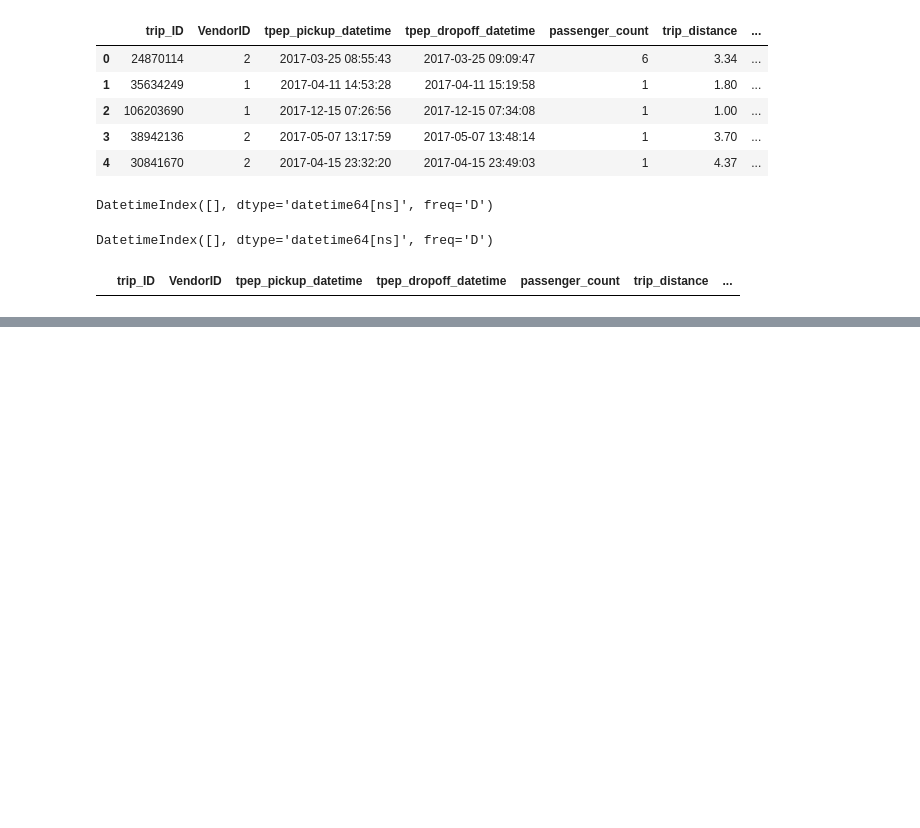
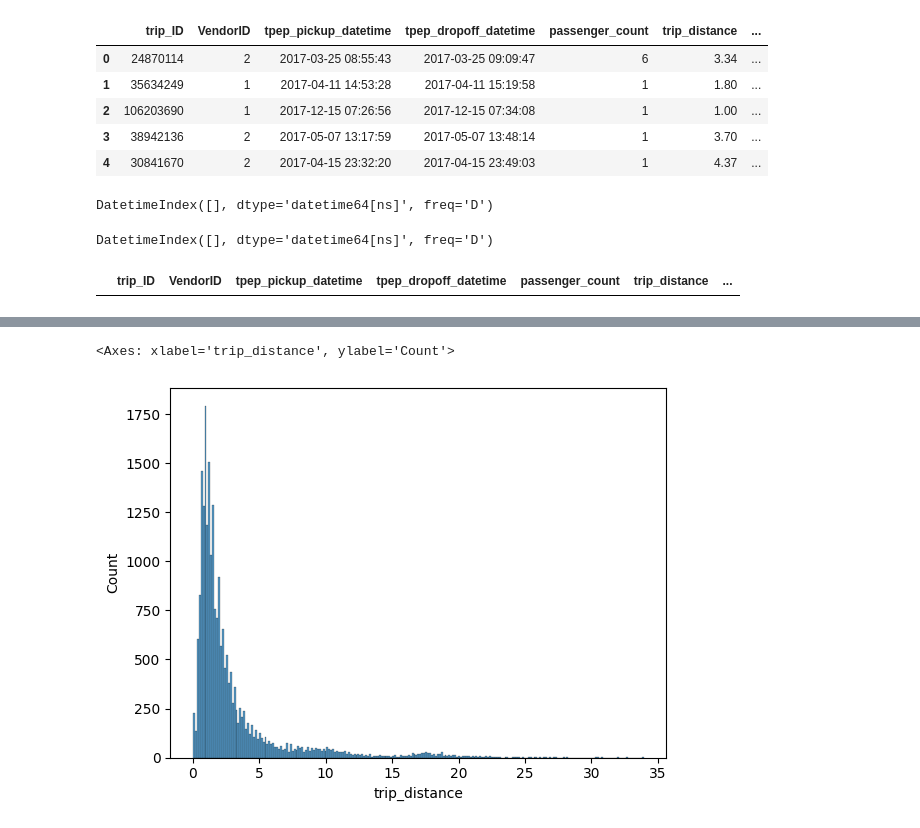
Before and after one commit to AfobCode/LearningPython, a Jupyter notebook: Automatidata/code/GoBeyondNumbers.ipynb, the cells around one changed output, grey strips where cells are left out. Drawn from its saved outputs; the diff is of its cells as text; code cells hidden in the pictures; blank space fills up the shorter version.

```diff
--- a/Automatidata/code/GoBeyondNumbers.ipynb
+++ b/Automatidata/code/GoBeyondNumbers.ipynb
@@ -179,0 +196,9 @@ taxi_2017_raw[ taxi_2017_raw.duplicated(subset= ["tpep_pickup_datetime","tpep_dr
+# %%
+# Histogram of trip_distance
+
+sns.histplot(
+    data = taxi_2017_raw,
+    x = "trip_distance")
+# %% [output]
+<Axes: xlabel='trip_distance', ylabel='Count'>
+[figure, added]
```
Also changed, not shown: parts of 37 cells of this notebook, 2 other files.
